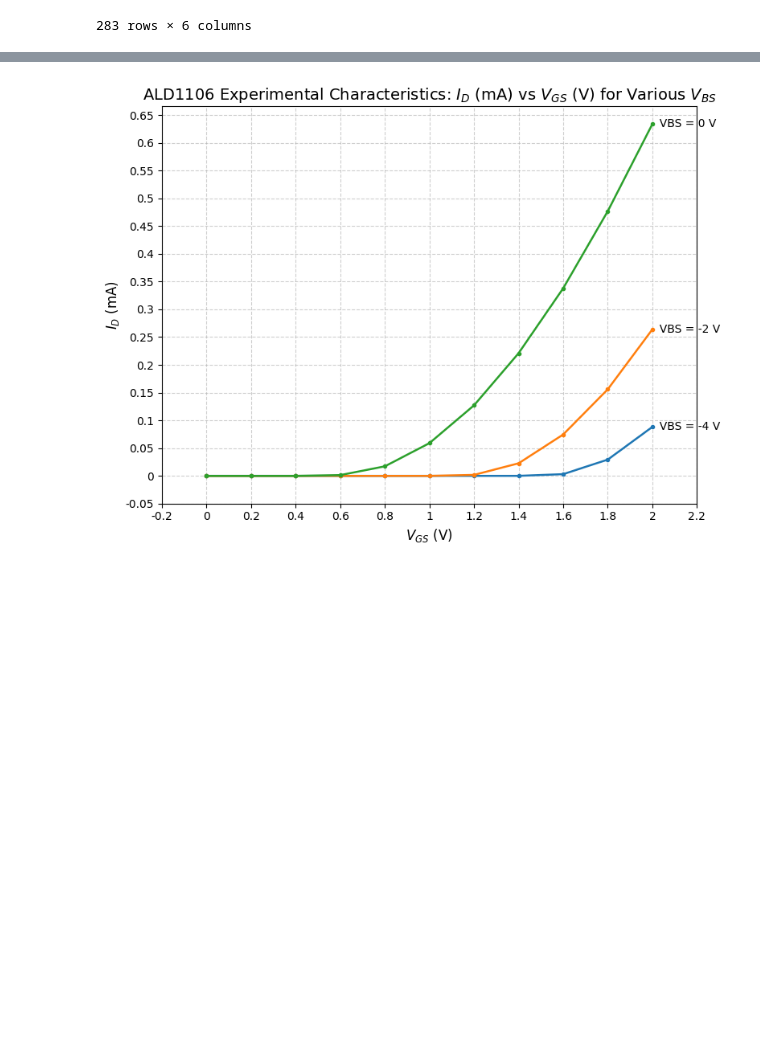
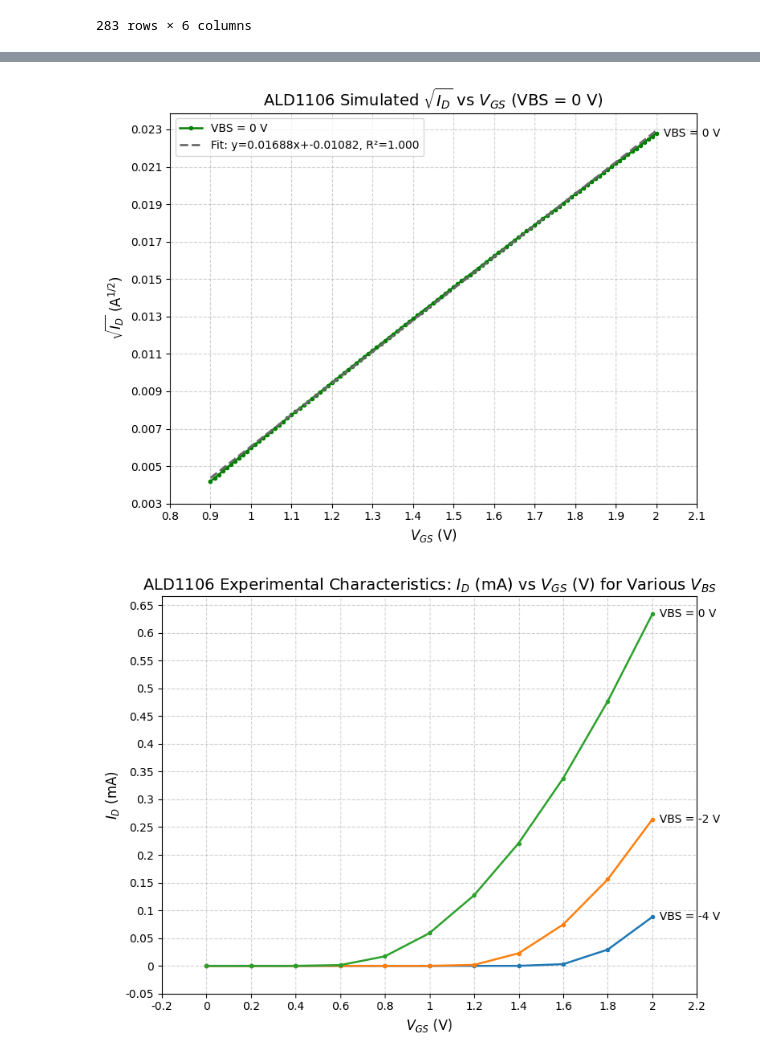
Before and after one commit to emaggyar12/335labs, a Jupyter notebook: lab5/nmos_graphs.ipynb, the cells around one changed output, grey strips where cells are left out. Saved outputs shown, nothing was run; the diff lists cells and outputs as text; code cells hidden in the pictures; blank space fills up the shorter version.

```diff
--- a/lab5/nmos_graphs.ipynb
+++ b/lab5/nmos_graphs.ipynb
@@ -488,3 +488,78 @@ plt.show()
+# %%
+# Plotting experimental square root ID versus VGS for 0 VBS
+
+sqrt_id_vgs_sim = pd.read_csv('nmos/data_sim_nmos_sqrt_id_vbs.csv')
+
+# --- assume you already have: sqrt_id_vgs_exp DataFrame ---
+# Keep only VBS = 0 and VGS > 0.6
+vbs0_df = sqrt_id_vgs_sim[(sqrt_id_vgs_sim["vbs"] == 0) &
+                          (sqrt_id_vgs_sim["vgs"] >= 0.9)].copy()
+
+# ----- helpers copied from your styling -----
+def _nice_step(raw_step: float) -> float:
+    if raw_step <= 0 or not np.isfinite(raw_step):
+        return 1.0
+    exp  = np.floor(np.log10(raw_step))
+    frac = raw_step / (10**exp)
+    for m in (1, 2, 2.5, 5, 10):
+        if frac <= m:
+            return m * (10**exp)
+    return 10**(exp + 1)
+
+def label_every_grid(ax, target_major_ticks: int = 30) -> None:
+    xmin, xmax = ax.get_xlim()
+    ymin, ymax = ax.get_ylim()
+    xstep = _nice_step((xmax - xmin) / max(target_major_ticks, 2))
+    ystep = _nice_step((ymax - ymin) / max(target_major_ticks, 2))
+    ax.xaxis.set_major_locator(MultipleLocator(xstep))
+    ax.yaxis.set_major_locator(MultipleLocator(ystep))
+    ax.xaxis.set_major_formatter(FormatStrFormatter('%g'))
+    ax.yaxis.set_major_formatter(FormatStrFormatter('%g'))
+    ax.grid(True, which='major', linestyle='--', alpha=0.6)
+
+# ----- plot + best fit -----
+fig, ax = plt.subplots(figsize=(8, 6))
+
+# data curve
+ax.plot(vbs0_df["vgs"], vbs0_df["sqrt(irg)"],
+        marker='o', markersize=3, linewidth=1.8,
+        color='green', label="VBS = 0 V")
+
+# black label for the curve (not the fit)
+ax.text(vbs0_df["vgs"].iloc[-1], vbs0_df["sqrt(irg)"].iloc[-1],
+        "  VBS = 0 V", va='center', color='black')
+
+# linear best fit (sqrt(Id) vs Vgs)
+x = vbs0_df["vgs"].to_numpy()
+y = vbs0_df["sqrt(irg)"].to_numpy()
+m, b = np.polyfit(x, y, 1)
+yhat = m*x + b
+ss_res = np.sum((y - yhat)**2)
+ss_tot = np.sum((y - y.mean())**2)
+r2 = 1 - ss_res/ss_tot if ss_tot != 0 else np.nan
+
+xfit = np.linspace(x.min(), x.max(), 300)
+yfit = m*xfit + b
+ax.plot(xfit, yfit, linestyle='--', linewidth=2.0, color='dimgray',
+        label=f"Fit: y={m:.4g}x+{b:.4g}, R²={r2:.3f}")
+
+# styling (matches your plot_family_curves)
+ax.set_title(r"ALD1106 Simulated $\sqrt{I_D}$ vs $V_{GS}$ (VBS = 0 V)", fontsize=14)
+ax.set_xlabel(r"$V_{GS}$ (V)", fontsize=12)
+ax.set_ylabel(r"$\sqrt{I_D}$ (A$^{1/2}$)", fontsize=12)
+ax.grid(True, which='both', linestyle=':', alpha=0.25)
+label_every_grid(ax, target_major_ticks=30)
+
+# every other tick
+xt, yt = ax.get_xticks(), ax.get_yticks()
+if len(xt) > 2: ax.set_xticks(xt[::2])
+if len(yt) > 2: ax.set_yticks(yt[::2])
+
+ax.legend(fontsize=10, loc='best')
+fig.tight_layout()
+plt.show()
+# %% [output]
+[figure, added]
 # %%
 # Plotting experimental NMOS vbs characteristics
 
```
Also changed, not shown: parts of 1 cell of this notebook.
